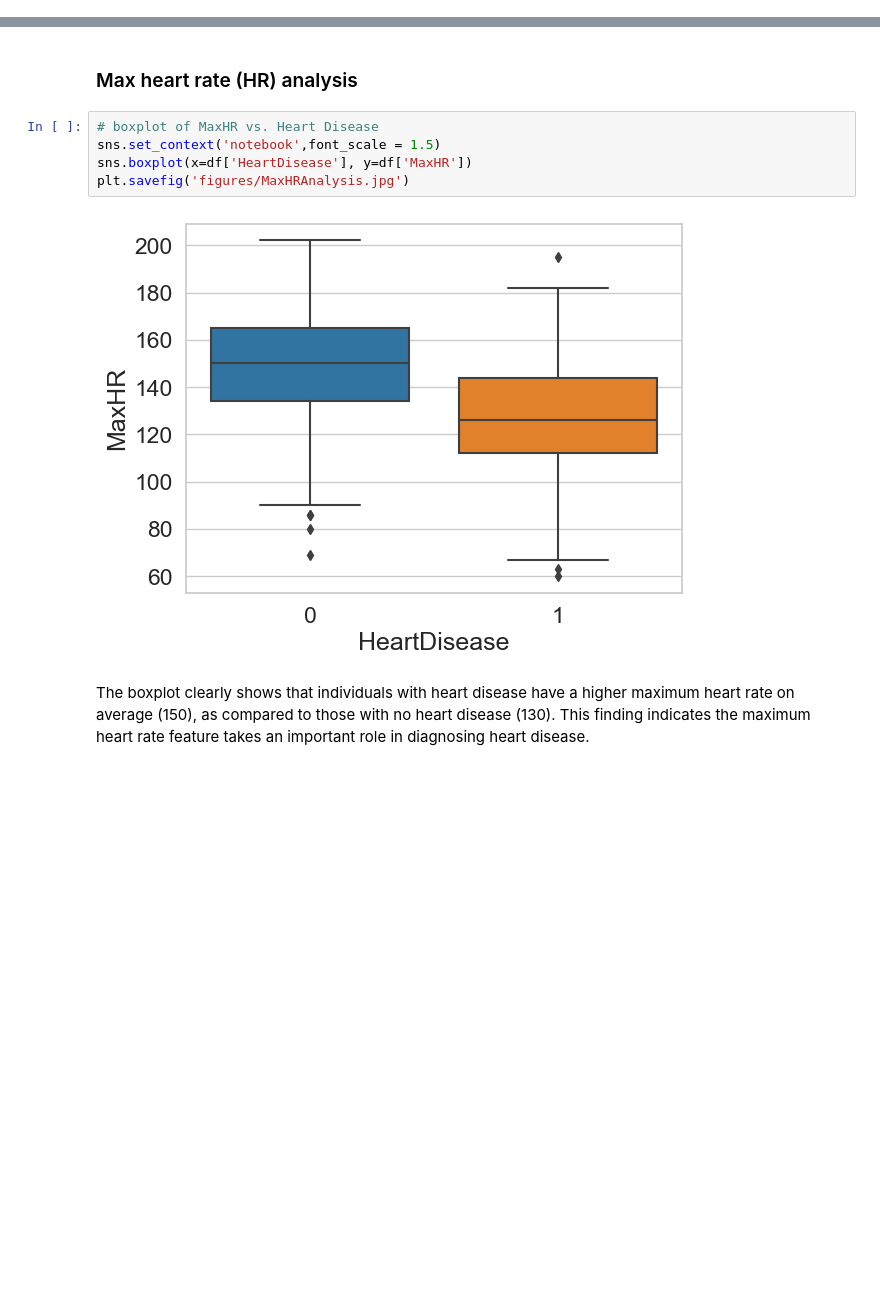
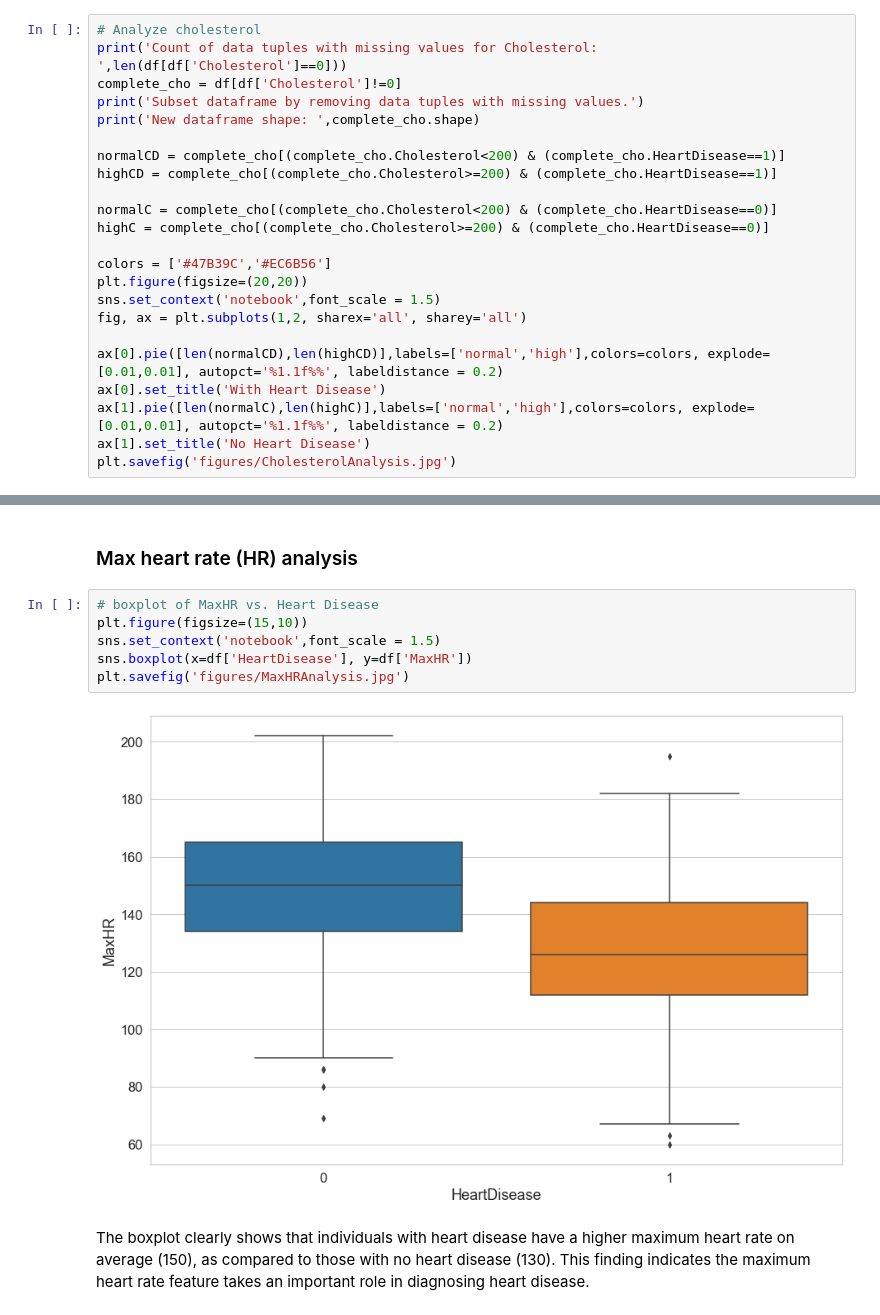
Before and after one commit to davednguyen/CPSC5305_Team_DataGeeks, a Jupyter notebook: HeartAttackPrediction.ipynb, the cells around one changed output, grey strips where cells are left out. Saved outputs shown, nothing was run; the diff lists cells and outputs as text; blank space fills up the shorter version.

Commit message:
Added Cholesterol Analysis

```diff
--- a/HeartAttackPrediction.ipynb
+++ b/HeartAttackPrediction.ipynb
@@ -395,0 +397,23 @@ The pie chart shows that the percentage of individuals with high blood pressure
+# %%
+# Analyze cholesterol
+print('Count of data tuples with missing values for Cholesterol: ',len(df[df['Cholesterol']==0]))
+complete_cho = df[df['Cholesterol']!=0]
+print('Subset dataframe by removing data tuples with missing values.')
+print('New dataframe shape: ',complete_cho.shape)
+
+normalCD = complete_cho[(complete_cho.Cholesterol<200) & (complete_cho.HeartDisease==1)]
+highCD = complete_cho[(complete_cho.Cholesterol>=200) & (complete_cho.HeartDisease==1)]
+
+normalC = complete_cho[(complete_cho.Cholesterol<200) & (complete_cho.HeartDisease==0)]
+highC = complete_cho[(complete_cho.Cholesterol>=200) & (complete_cho.HeartDisease==0)]
+
+colors = ['#47B39C','#EC6B56']
+plt.figure(figsize=(20,20))
+sns.set_context('notebook',font_scale = 1.5)
+fig, ax = plt.subplots(1,2, sharex='all', sharey='all')
+
+ax[0].pie([len(normalCD),len(highCD)],labels=['normal','high'],colors=colors, explode= [0.01,0.01], autopct='%1.1f%%', labeldistance = 0.2)
+ax[0].set_title('With Heart Disease')
+ax[1].pie([len(normalC),len(highC)],labels=['normal','high'],colors=colors, explode= [0.01,0.01], autopct='%1.1f%%', labeldistance = 0.2)
+ax[1].set_title('No Heart Disease')
+plt.savefig('figures/CholesterolAnalysis.jpg')
@@ -451,11 +490,12 @@ For individuals with normal resting ECG, there is no significant difference betw
 ### Max heart rate (HR) analysis
 # %%
 # boxplot of MaxHR vs. Heart Disease
+plt.figure(figsize=(15,10))
 sns.set_context('notebook',font_scale = 1.5)
 sns.boxplot(x=df['HeartDisease'], y=df['MaxHR'])
 plt.savefig('figures/MaxHRAnalysis.jpg')
 # %% [output]
-[figure, old version]
+[figure, new version]
 # %% [markdown]
 The boxplot clearly shows that individuals with heart disease have a higher maximum heart rate on average (150), as compared to those with no heart disease (130). This finding indicates the maximum heart rate feature takes an important role in diagnosing heart disease.
 # %% [markdown]
```
Also changed, not shown: parts of 18 cells of this notebook, 17 other files.
